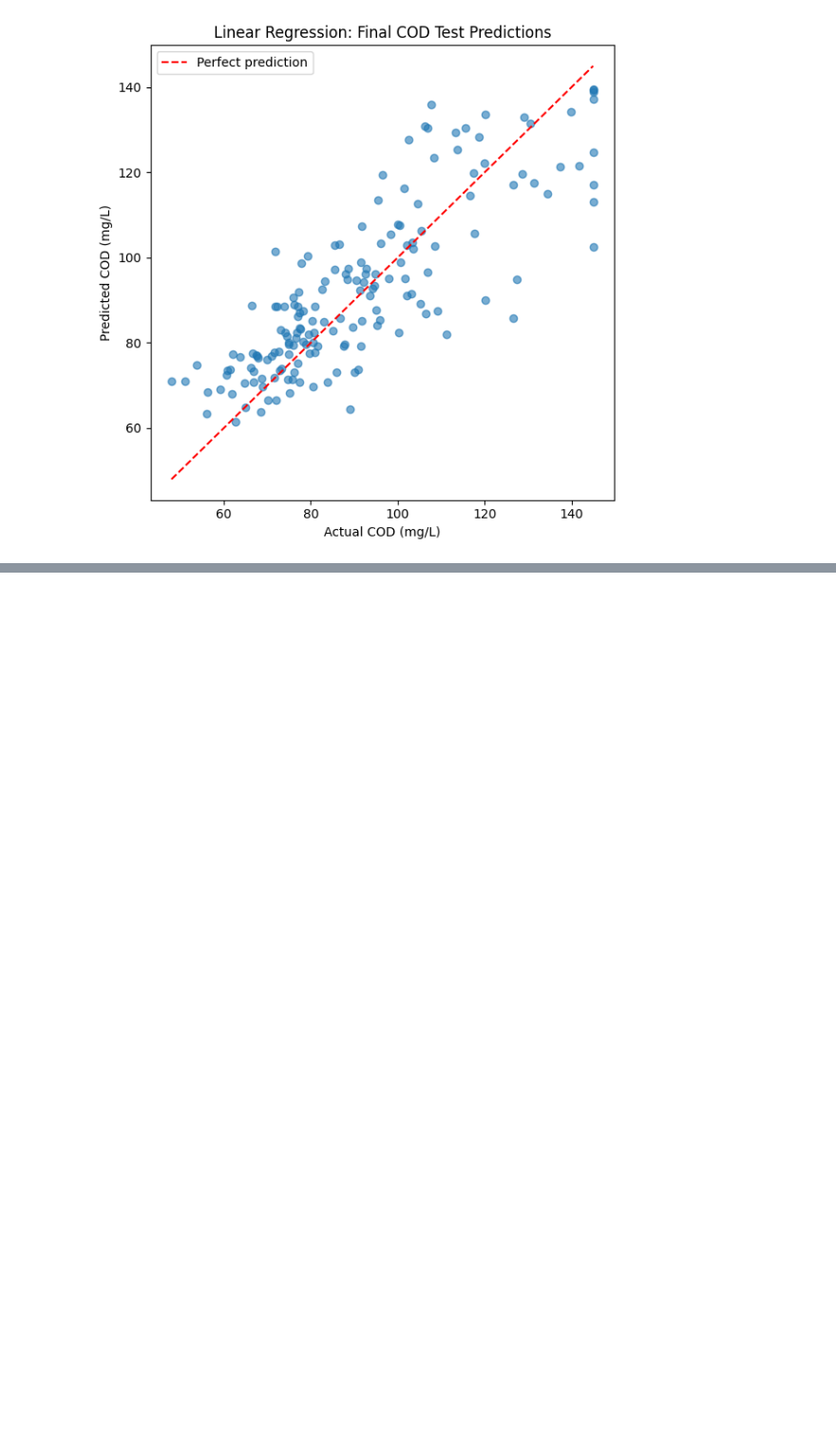
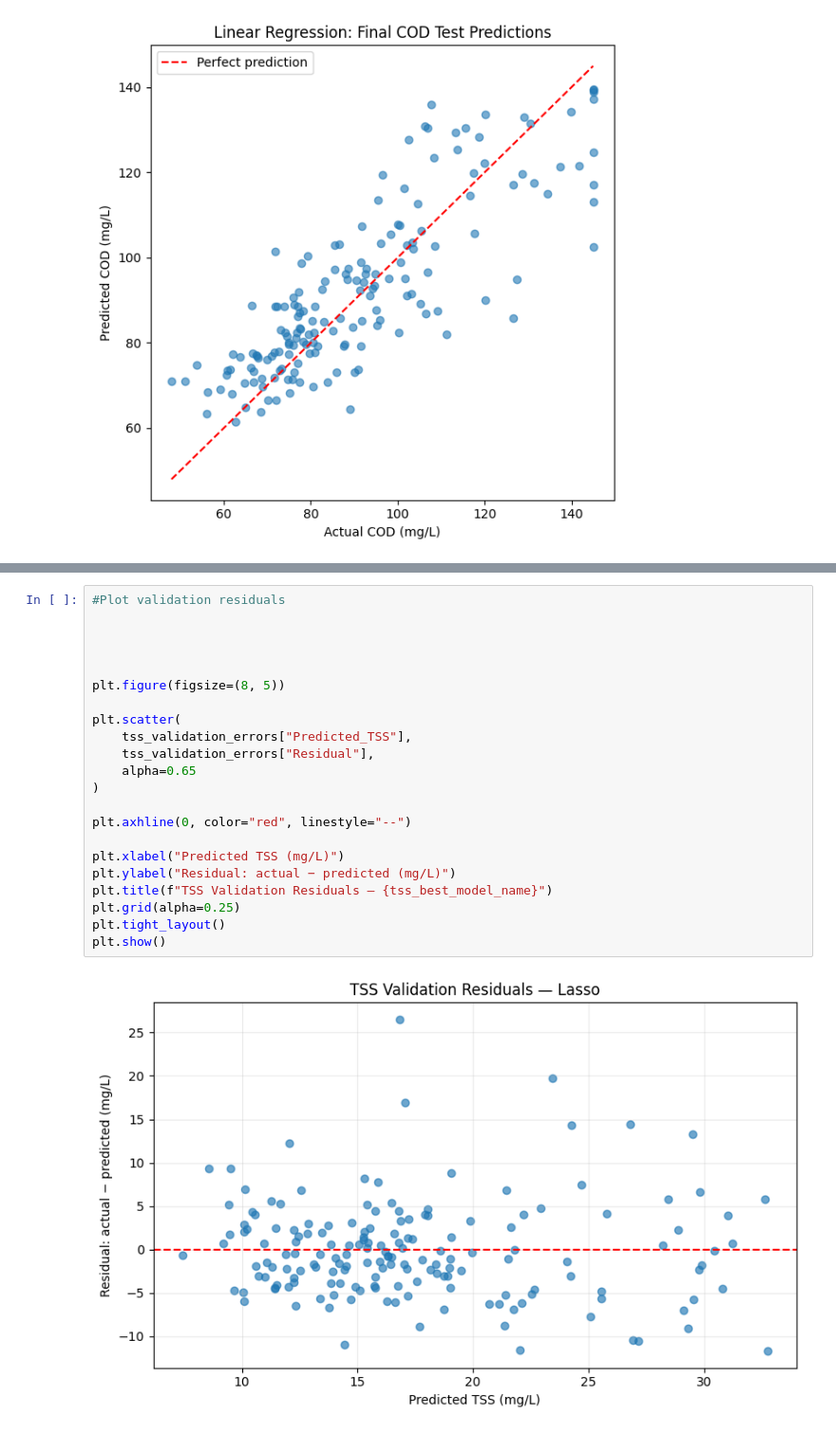
Before and after one commit to DeepikaSneha/wastewater_ML_pipelines, a Jupyter notebook: Main.ipynb, the cells around one changed output, grey strips where cells are left out. Shown at 95% size. Drawn from its saved outputs; the diff is of its cells as text; blank space fills up the shorter version.

```diff
--- a/Main.ipynb
+++ b/Main.ipynb
@@ -2084,0 +2840,24 @@ plt.show()
+# %%
+#Plot validation residuals
+
+
+
+
+plt.figure(figsize=(8, 5))
+
+plt.scatter(
+    tss_validation_errors["Predicted_TSS"],
+    tss_validation_errors["Residual"],
+    alpha=0.65
+)
+
+plt.axhline(0, color="red", linestyle="--")
+
+plt.xlabel("Predicted TSS (mg/L)")
+plt.ylabel("Residual: actual − predicted (mg/L)")
+plt.title(f"TSS Validation Residuals — {tss_best_model_name}")
+plt.grid(alpha=0.25)
+plt.tight_layout()
+plt.show()
+# %% [output]
+[figure, added]
```
Also changed, not shown: parts of 39 cells of this notebook.
